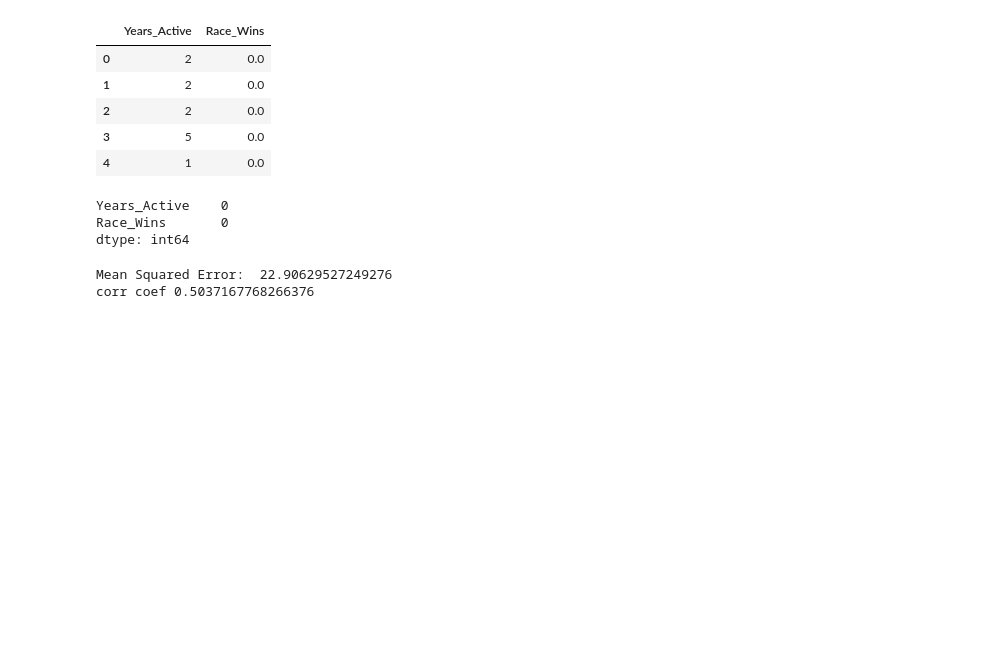
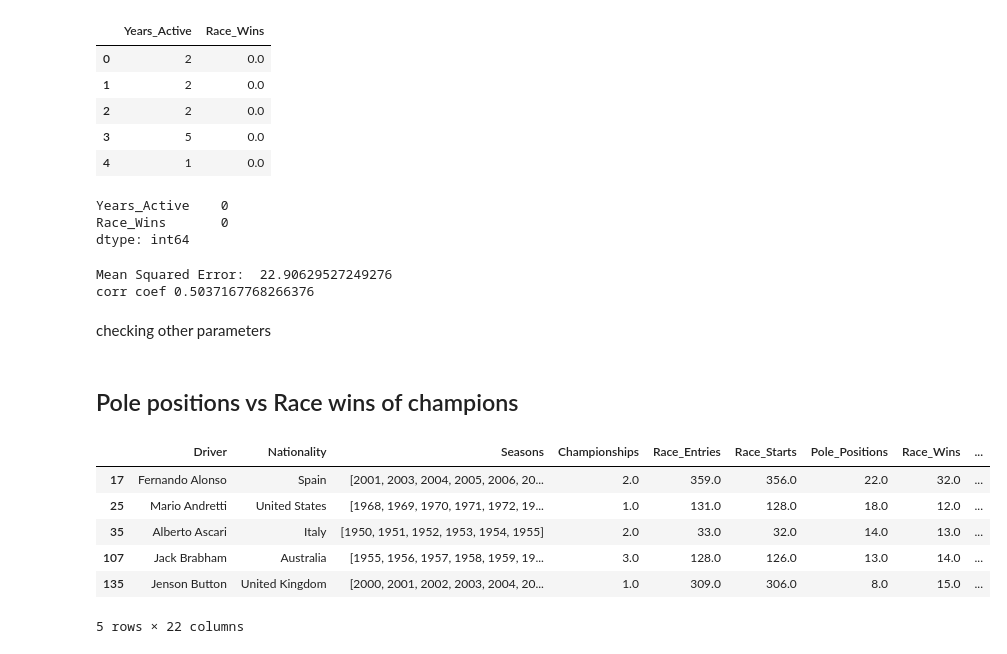
Before and after one commit to p4rz1v4l26/F1-Analysis, a Jupyter notebook: index.ipynb, the cells around one changed output. Saved outputs shown, nothing was run; the diff lists cells and outputs as text; code cells hidden in the pictures; blank space fills up the shorter version.

```diff
--- a/index.ipynb
+++ b/index.ipynb
@@ -121,3 +121,19 @@ print("corr coef",corr_coef)
 # %% [output]
 Mean Squared Error:  22.90629527249276
 corr coef 0.5037167768266376
+# %% [markdown]
+checking other parameters
+# %% [markdown]
+## Pole positions vs Race wins of champions
+# %%
+
+df_champions = df.query('Championships > 0')
+df_champions.head()
+# %% [output]
+|  | Driver | Nationality | Seasons | Championships | Race_Entries | Race_Starts | Pole_Positions | Race_Wins | ... |
+| 17 | Fernando Alonso | Spain | [2001, 2003, 2004, 2005, 2006, 20... | 2.0 | 359.0 | 356.0 | 22.0 | 32.0 | ... |
+| 25 | Mario Andretti | United States | [1968, 1969, 1970, 1971, 1972, 19... | 1.0 | 131.0 | 128.0 | 18.0 | 12.0 | ... |
+| 35 | Alberto Ascari | Italy | [1950, 1951, 1952, 1953, 1954, 1955] | 2.0 | 33.0 | 32.0 | 14.0 | 13.0 | ... |
+| 107 | Jack Brabham | Australia | [1955, 1956, 1957, 1958, 1959, 19... | 3.0 | 128.0 | 126.0 | 13.0 | 14.0 | ... |
+| 135 | Jenson Button | United Kingdom | [2000, 2001, 2002, 2003, 2004, 20... | 1.0 | 309.0 | 306.0 | 8.0 | 15.0 | ... |
+5 rows × 22 columns
```
Also changed, not shown: parts of 4 cells of this notebook, 1 other file.
